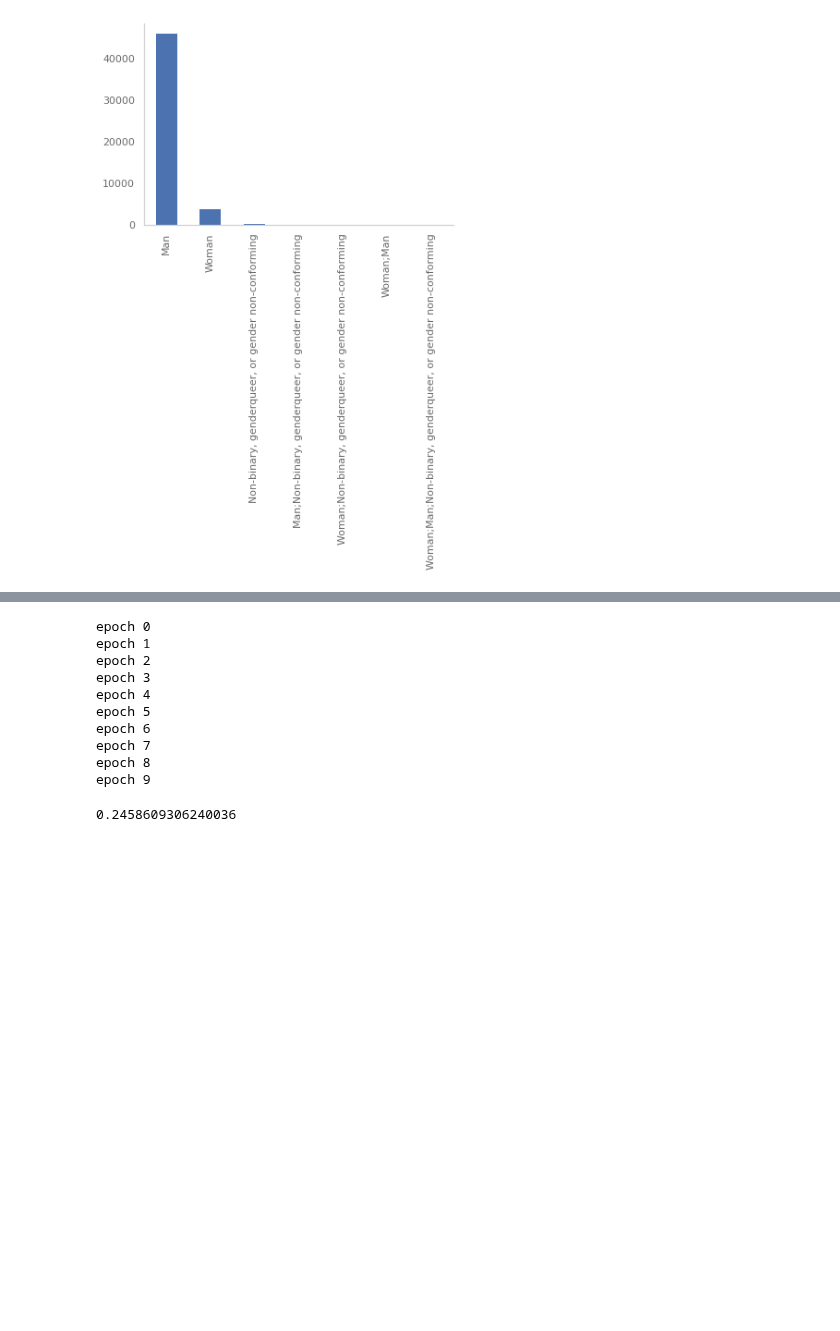
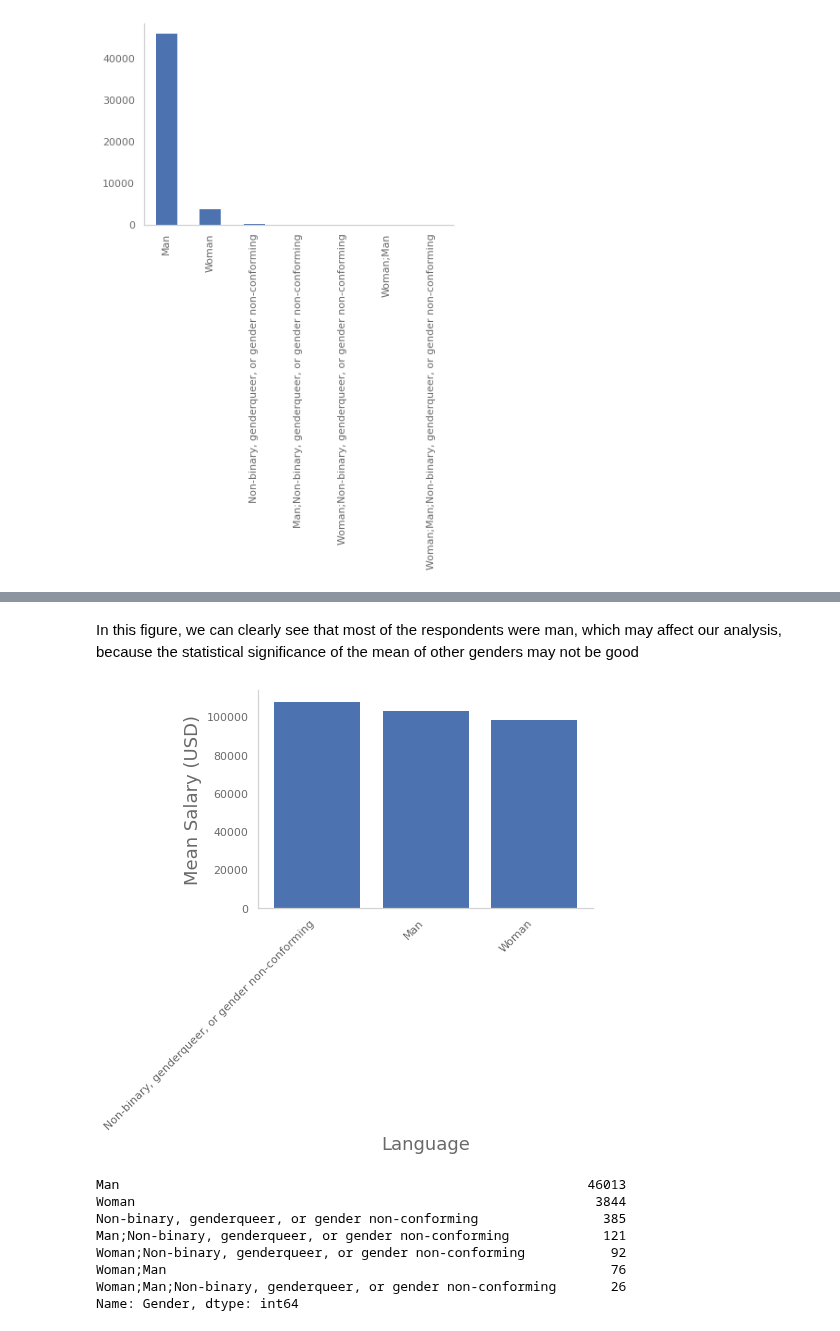
Before and after one commit to felipeagarcia/StackOverflow-2020-Developer-Survey-Analysis, a Jupyter notebook: Project_1.ipynb, the cells around one changed output, grey strips where cells are left out. Cells and saved outputs as stored; diff of their text form; code cells hidden in the pictures; blank space fills up the shorter version.

```diff
--- a/Project_1.ipynb
+++ b/Project_1.ipynb
@@ -153,0 +135,16 @@ Index(['Respondent', 'MainBranch', 'Hobbyist', 'Age', 'Age1stCode', 'CompFreq',
+# %%
+def extract_first_number_from_string(string):
+    '''
+    This function extracts the first positive integer found
+    in a string, else, return None if don't found any number
+
+    INPUT
+    string - A string containing a number
+
+    OUTPUT
+    number - First number found in the string
+    '''
+    for char in string.split():
+        if char.isdigit():
+            return int(char)
+    return None
@@ -191,24 +308,30 @@ X_train, X_test, y_train, y_test = train_test_split(X, y, test_size=0.2, random_
-# %%
-# For this large dataset, a model with partial_fit() is more suitable
-model = SGDRegressor()
-epochs = 10
-train_size = len(X_train)
-for epoch in range(epochs):
-  chunk_size = 1/epochs
-  init = int(epoch*chunk_size*train_size)
-  end = int((epoch+1)*chunk_size*train_size)
-  print('epoch', epoch)
-  model.partial_fit(X_train[init: end], y_train[init: end])
-model.score(X_test, y_test)
-# %% [output]
-epoch 0
-epoch 1
-epoch 2
-epoch 3
-epoch 4
-epoch 5
-epoch 6
-epoch 7
-epoch 8
-epoch 9
-0.2458609306240036
+# %% [markdown]
+In this figure, we can clearly see that most of the respondents were man, which may affect our analysis, because the statistical significance of the mean of other genders may not be good
+# %%
+salaries_by_gender = {}
+
+# We need to drop the nan values to get the mean
+aux_df = df.dropna(subset=['LanguageWorkedWith', 'Gender'])
+genders = ['Woman', 'Man', 'Non-binary, genderqueer, or gender non-conforming']
+
+# Getting the mean salary for each gender
+for gender in genders:
+  salaries_by_gender[gender] = aux_df[aux_df['Gender'].str.contains(gender)]['ConvertedComp'].mean()
+
+# Building the plot
+plt.bar(sorted(salaries_by_gender, key=salaries_by_gender.get, reverse=True), sorted(salaries_by_gender.values(), reverse=True))
+plt.ylabel('Mean Salary (USD)')
+plt.xlabel('Language')
+plt.xticks(rotation=45, ha='right', va='top');
+plt.show()
+df['Gender'].value_counts()
+# %% [output]
+[figure, added]
+Man                                                            46013
+Woman                                                           3844
+Non-binary, genderqueer, or gender non-conforming                385
+Man;Non-binary, genderqueer, or gender non-conforming            121
+Woman;Non-binary, genderqueer, or gender non-conforming           92
+Woman;Man                                                         76
+Woman;Man;Non-binary, genderqueer, or gender non-conforming       26
+Name: Gender, dtype: int64
```
Also changed, not shown: parts of 57 cells of this notebook.
